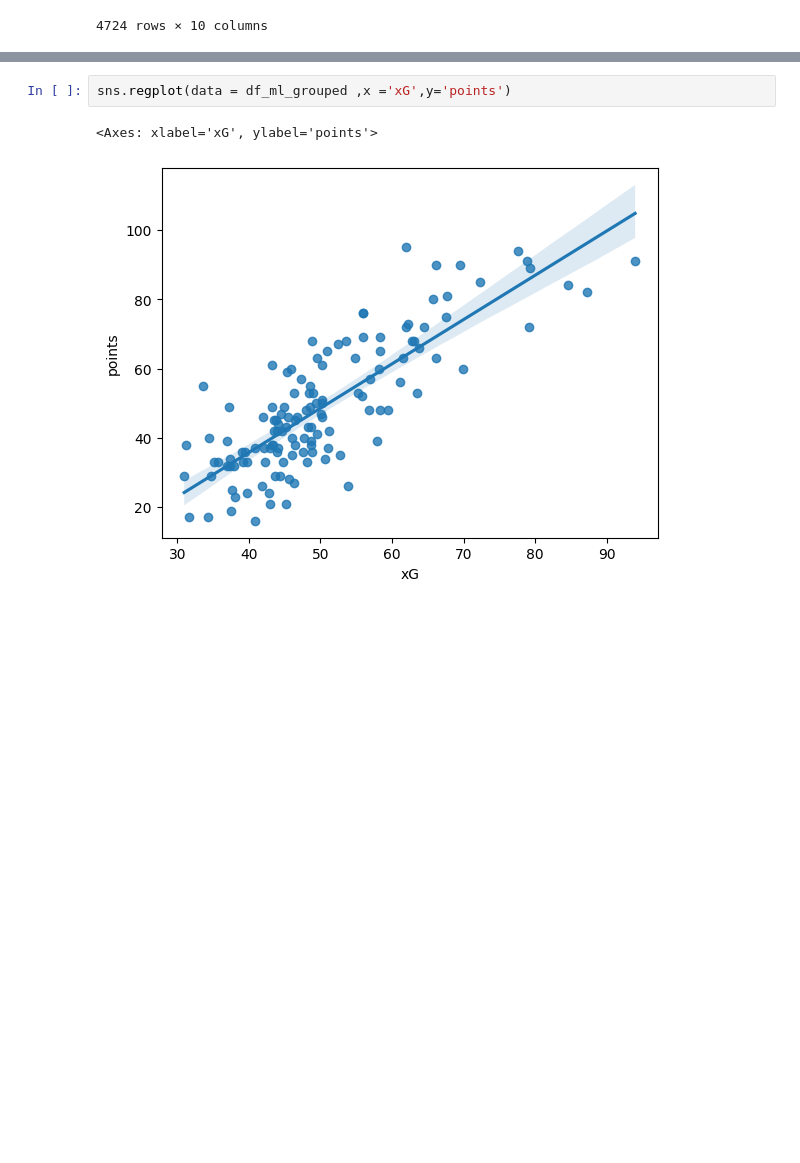
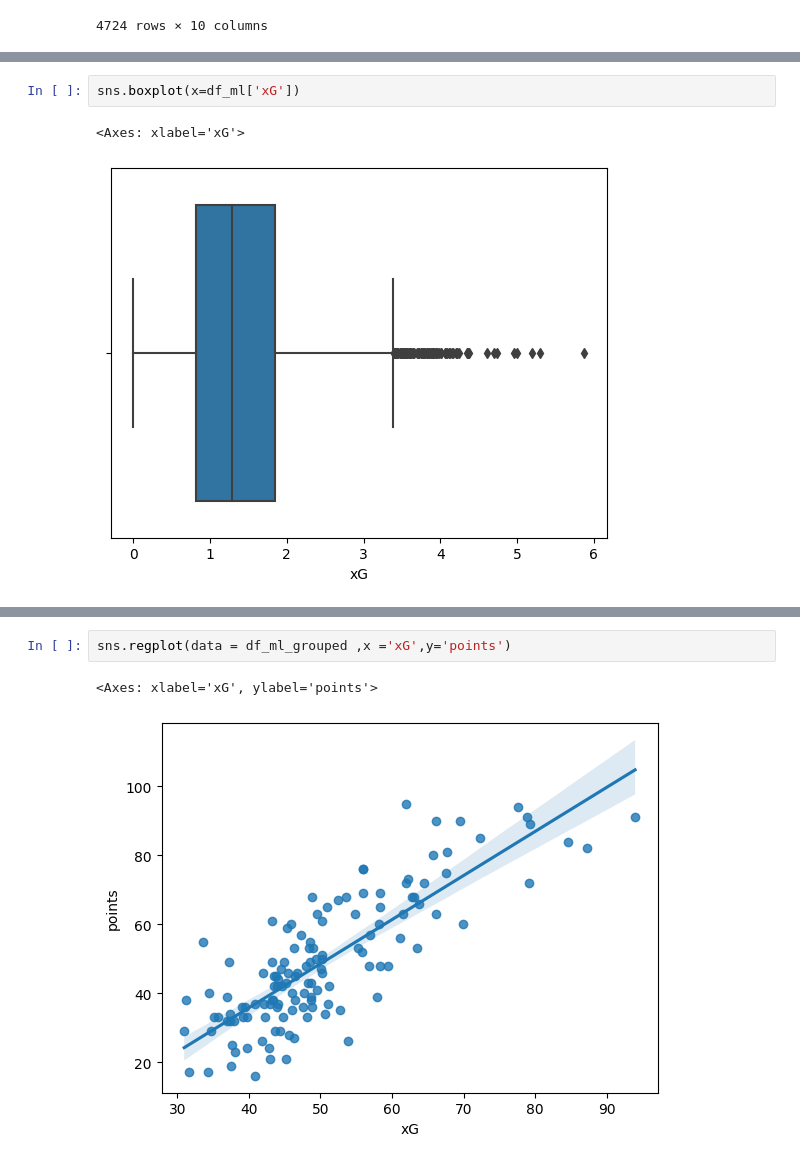
Before and after one commit to YoussefKefi99/xG-Model, a Jupyter notebook: xP_model_v0.ipynb, the cells around one changed output, grey strips where cells are left out. Drawn from its saved outputs; the diff is of its cells as text; blank space fills up the shorter version.

```diff
--- a/xP_model_v0.ipynb
+++ b/xP_model_v0.ipynb
@@ -262,0 +280,5 @@ df_ml
+# %%
+sns.boxplot(x=df_ml['xG'])
+# %% [output]
+<Axes: xlabel='xG'>
+[figure, added]
```
Also changed, not shown: parts of 31 cells of this notebook.
